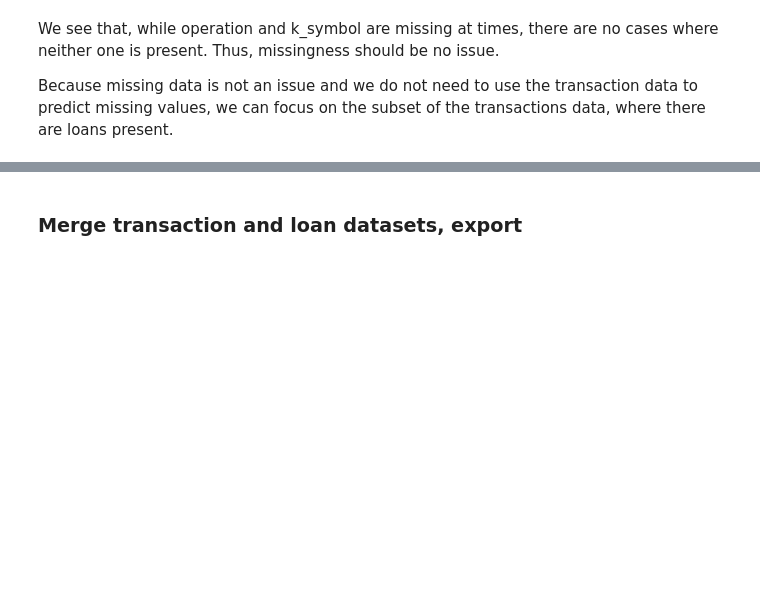
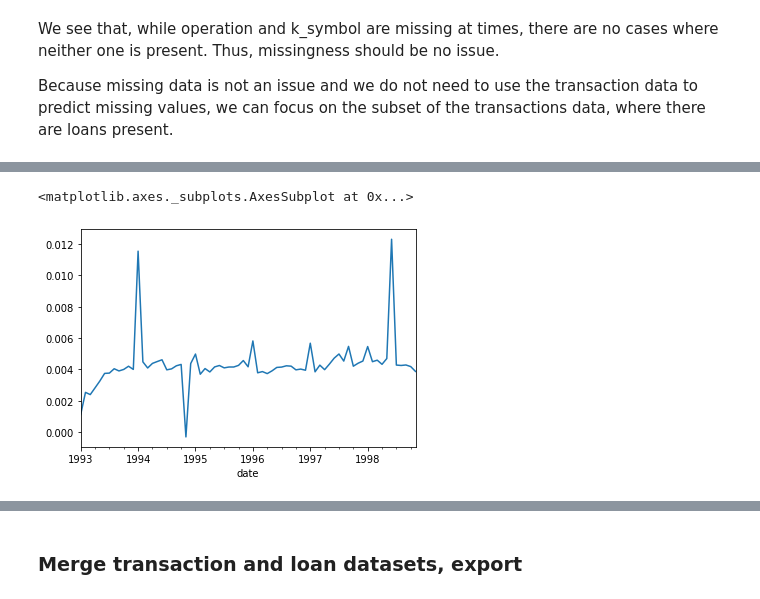
Before and after one commit to loerssoni/credit_risk_prediction, a Jupyter notebook: Credit risk data generation.ipynb, the cells around one changed output, grey strips where cells are left out. Drawn from its saved outputs; the diff is of its cells as text; code cells hidden in the pictures; blank space fills up the shorter version.

```diff
--- a/Credit risk data generation.ipynb
+++ b/Credit risk data generation.ipynb
@@ -253,15 +268,0 @@ First, we drop irrelevant columns and generate some dummy variables.
-# %%
-trans_loans = trans_loans[['loan_id', 'date','date_loan', 'type_trans', 'operation',
-       'amount_trans', 'balance', 'k_symbol']]
-
-trans_loans = trans_loans[trans_loans.k_symbol != 'UROK']
-trans_loans = trans_loans[trans_loans.k_symbol != 'SLUZBY']
-trans_loans.k_symbol.fillna(trans_loans.operation, inplace=True)
-
-trans_loans['b_deposit'] = trans_loans.k_symbol.str.contains('PREVOD Z').astype(int)
-trans_loans['c_deposit'] = trans_loans.k_symbol.str.contains('VKLAD').astype(int)
-trans_loans['withdr'] = trans_loans.k_symbol.str.contains('VYBER').astype(int)
-trans_loans['sanc'] = trans_loans.k_symbol.str.contains('SANK').astype(int)
-trans_loans['b_withdr'] = trans_loans.operation.str.contains('PREVOD NA').astype(int)
-
-trans_loans.drop(['type_trans','operation','k_symbol'], axis=1, inplace=True)
@@ -282,0 +269,25 @@ Length: 48229, dtype: int64
+# %%
+trans_loans = trans_loans[['loan_id', 'date','date_loan', 'type', 'operation',
+       'amount', 'balance', 'k_symbol']]
+
+#drop transactions of payments for statements as they are the same price for all customers
+#and very likely not of interest
+trans_loans = trans_loans[trans_loans.k_symbol != 'SLUZBY']
+
+#as the k_symbol and operation cover similar things, we combine them into one
+#categorical variable that describes the operation type
+trans_loans.k_symbol.fillna(trans_loans.operation, inplace=True)
+
+print(trans_loans.k_symbol.value_counts())
+
+#get dummies for operation
+trans_loans = pd.get_dummies(trans_loans, columns=['k_symbol'], prefix='type')
+
+#combine card and cash withdrawals to one
+trans_loans['type_VYBER'] = trans_loans['type_VYBER KARTOU'] + trans_loans['type_VYBER']
+
+#drop irrelevant columns and rename columns more intuitively
+trans_loans.drop(['type','operation', 'type_VYBER KARTOU'], axis=1, inplace=True)
+trans_loans.columns = ['loan_id', 'date', 'date_loan', 'amount_trans', 'balance', 'b_withdr',
+       'insur', 'b_deposit', 'sanc', 'hhold',
+       'interest', 'c_deposit', 'c_withdr']
@@ -282,0 +308,8 @@ Length: 48229, dtype: int64
+# %%
+#create interest-rate variable for interest transactions
+trans_loans['rate'] = (trans_loans.amount_trans * trans_loans.interest) / (trans_loans.balance - trans_loans.amount_trans)
+rates = trans_loans[trans_loans.interest == 1].groupby('date').mean().rate
+rates.plot.line()
+# %% [output]
+<matplotlib.axes._subplots.AxesSubplot at 0x...>
+[figure, added]
```
Also changed, not shown: parts of 32 cells of this notebook, 2 other files.
